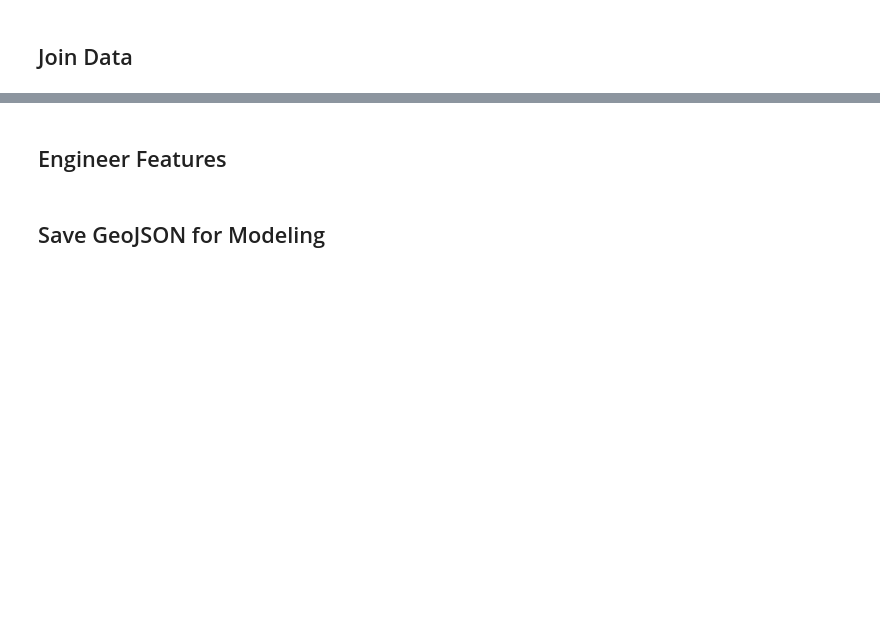
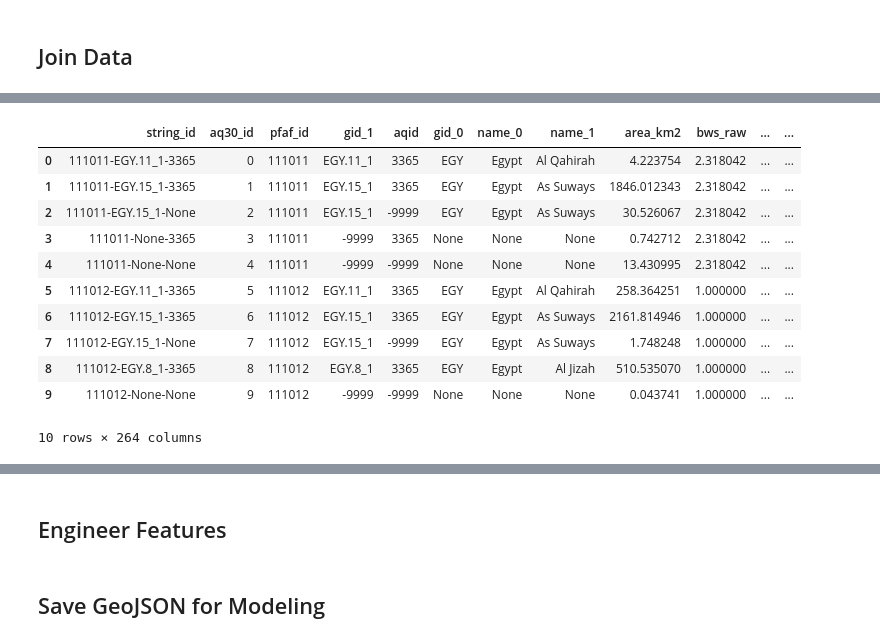
Before and after one commit to jmlasalle/water-risk-classification, a Jupyter notebook: Data-Wrangling.ipynb, the cells around one changed output, grey strips where cells are left out. Cells and saved outputs as stored; diff of their text form; code cells hidden in the pictures; blank space fills up the shorter version.

```diff
--- a/Data-Wrangling.ipynb
+++ b/Data-Wrangling.ipynb
@@ -151,0 +259,3 @@ ValueError: Invalid source
+# %%
+# instead of repreojecting the raster, I reprojected the aquifer data to the ghs crs
+aq3 = aq.to_crs(ghs.crs.data)
@@ -151,0 +285,18 @@ ValueError: Invalid source
+# %%
+aq['mean_ghs'] = [s['mean'] for s in ghs_stats]
+aq['median_ghs'] = [t['median'] for t in ghs_stats]
+aq['sum_ghs'] = [u['sum'] for u in ghs_stats]
+aq.head(10)
+# %% [output]
+|  | string_id | aq30_id | pfaf_id | gid_1 | aqid | gid_0 | name_0 | name_1 | area_km2 | bws_raw | ... | ... |
+| 0 | 111011-EGY.11_1-3365 | 0 | 111011 | EGY.11_1 | 3365 | EGY | Egypt | Al Qahirah | 4.223754 | 2.318042 | ... | ... |
+| 1 | 111011-EGY.15_1-3365 | 1 | 111011 | EGY.15_1 | 3365 | EGY | Egypt | As Suways | 1846.012343 | 2.318042 | ... | ... |
+| 2 | 111011-EGY.15_1-None | 2 | 111011 | EGY.15_1 | -9999 | EGY | Egypt | As Suways | 30.526067 | 2.318042 | ... | ... |
+| 3 | 111011-None-3365 | 3 | 111011 | -9999 | 3365 | None | None | None | 0.742712 | 2.318042 | ... | ... |
+| 4 | 111011-None-None | 4 | 111011 | -9999 | -9999 | None | None | None | 13.430995 | 2.318042 | ... | ... |
+| 5 | 111012-EGY.11_1-3365 | 5 | 111012 | EGY.11_1 | 3365 | EGY | Egypt | Al Qahirah | 258.364251 | 1.000000 | ... | ... |
+| 6 | 111012-EGY.15_1-3365 | 6 | 111012 | EGY.15_1 | 3365 | EGY | Egypt | As Suways | 2161.814946 | 1.000000 | ... | ... |
+| 7 | 111012-EGY.15_1-None | 7 | 111012 | EGY.15_1 | -9999 | EGY | Egypt | As Suways | 1.748248 | 1.000000 | ... | ... |
+| 8 | 111012-EGY.8_1-3365 | 8 | 111012 | EGY.8_1 | 3365 | EGY | Egypt | Al Jizah | 510.535070 | 1.000000 | ... | ... |
+| 9 | 111012-None-None | 9 | 111012 | -9999 | -9999 | None | None | None | 0.043741 | 1.000000 | ... | ... |
+10 rows × 264 columns
```
Also changed, not shown: parts of 15 cells of this notebook, 1 other file.
